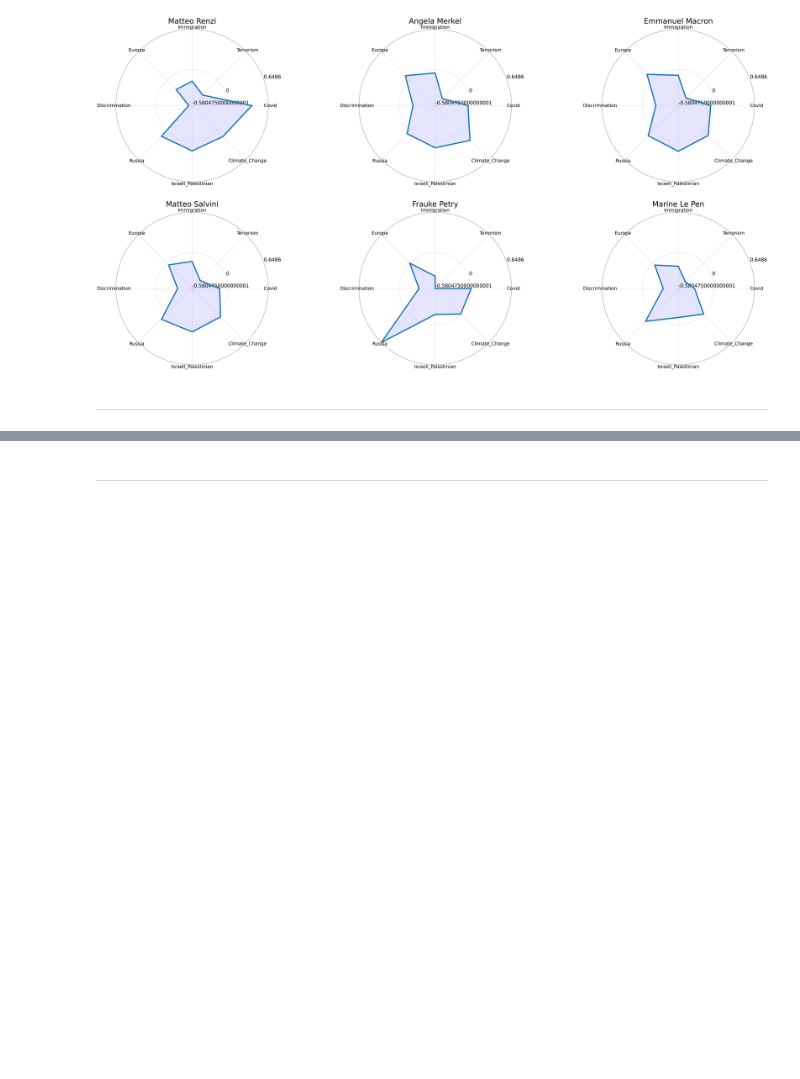
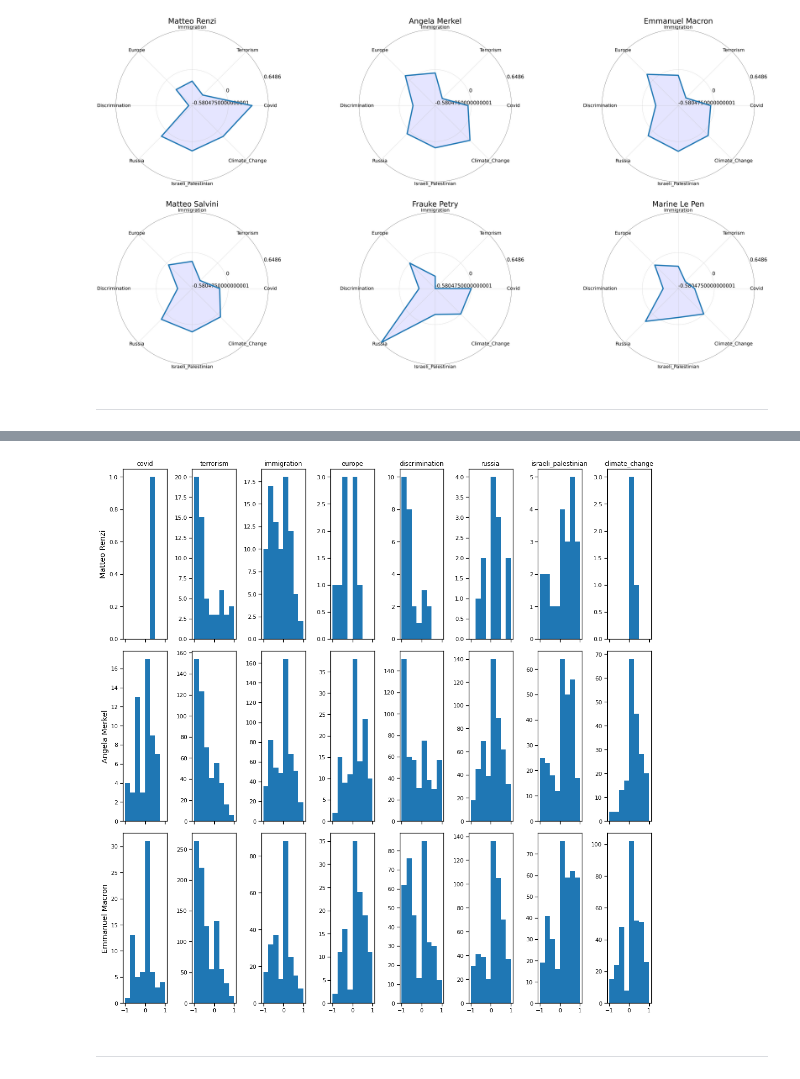
Before and after one commit to epfl-ada/ada-2021-project-wranglingguys, a Jupyter notebook: milestone3_third_research_question.ipynb, the cells around one changed output, grey strips where cells are left out. Drawn from its saved outputs; the diff is of its cells as text; code cells hidden in the pictures; blank space fills up the shorter version.

```diff
--- a/milestone3_third_research_question.ipynb
+++ b/milestone3_third_research_question.ipynb
@@ -262,2 +274,6 @@ Italian, germanheads of state quotes seem very similar except maybe on climate c
+# %%
+show_distr_speaker_topic(heads_of_gov, topics, quotes_by_topic = quotes)
+# %% [output]
+[figure, added]
 # %% [markdown]
 ----------------------------------------------------------------------
```
Also changed, not shown: parts of 33 cells of this notebook.
